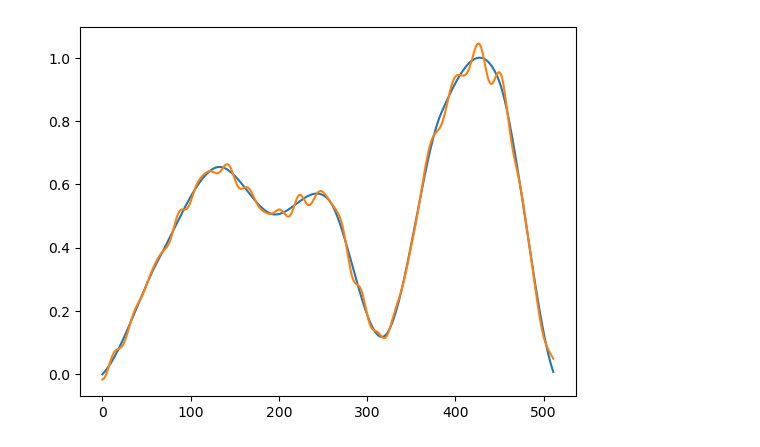
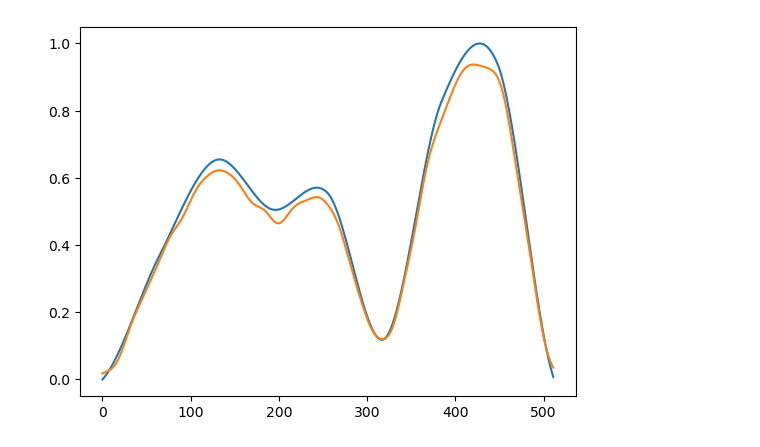
Before and after one commit to tpasfieldERAU/REU_Deblur, a Jupyter notebook: test_notebooks/tkv_tuning.ipynb, the cells around one changed output. Cells and saved outputs as stored; diff of their text form; code cells hidden in the pictures.

```diff
--- a/test_notebooks/tkv_tuning.ipynb
+++ b/test_notebooks/tkv_tuning.ipynb
@@ -162,7 +158,7 @@ plt.show()
 # %%
 plt.plot(testsig1)
-idk = tkv_regularize(testsig, A, 0.004)
+idk = tkv_regularize(testsig, A, 0.050)
 plt.plot(idk)
 plt.show()
 # %% [output]
-[figure, old version]
+[figure, new version]
```
Also changed, not shown: parts of 5 cells of this notebook.
